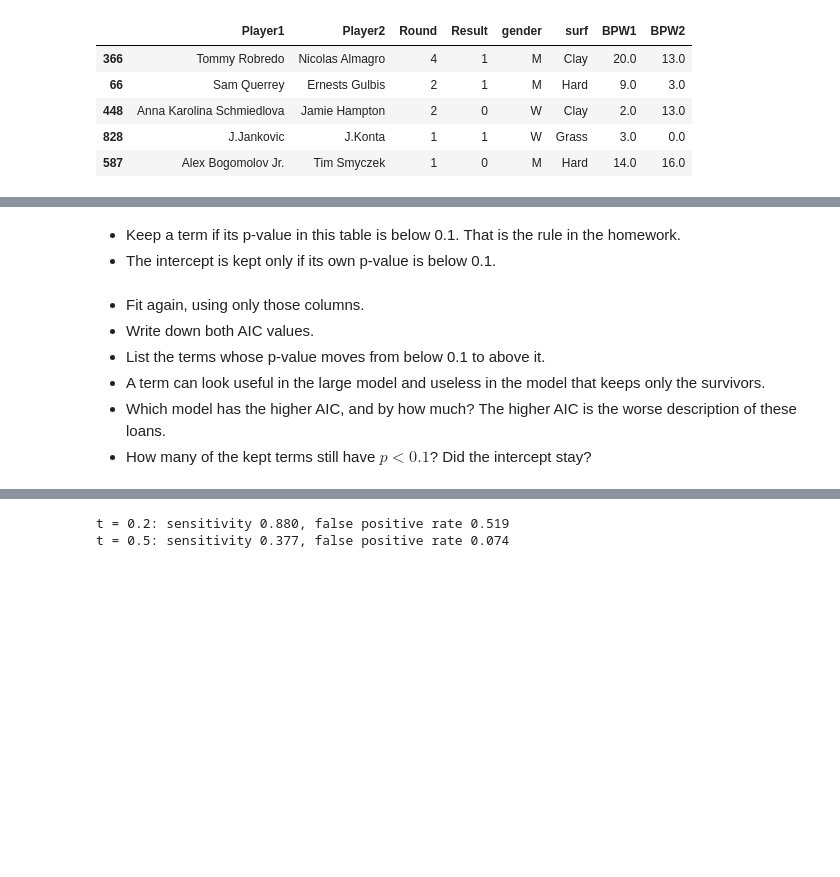
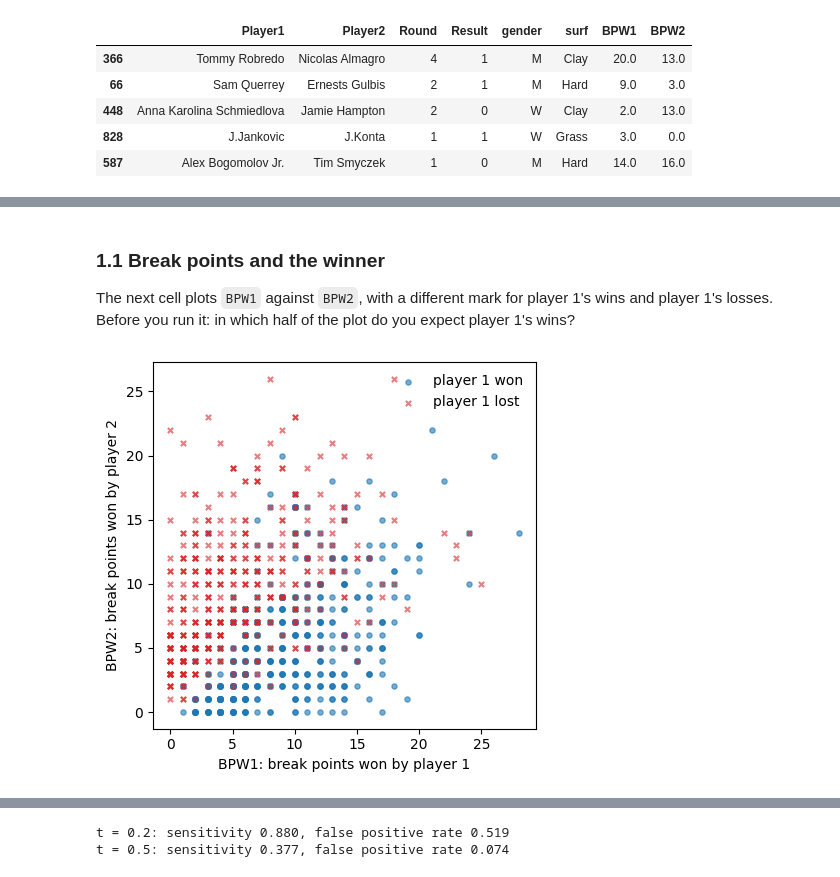
Before and after one commit to VadimSokolov/vadimsokolov.github.io, a Jupyter notebook: courses/files/600/oct21.ipynb, the cells around one changed output, grey strips where cells are left out. Saved outputs shown, nothing was run; the diff lists cells and outputs as text; code cells hidden in the pictures; blank space fills up the shorter version.

```diff
--- a/courses/files/600/oct21.ipynb
+++ b/courses/files/600/oct21.ipynb
@@ -292,3 +143,0 @@ table.round(4)
-# %% [markdown]
-- Keep a term if its p-value in this table is below 0.1. That is the rule in the homework.
-- The intercept is kept only if its own p-value is below 0.1.
@@ -298,7 +144,15 @@ table.round(4)
-# %% [markdown]
-- Fit again, using only those columns.
-- Write down both AIC values.
-- List the terms whose p-value moves from below 0.1 to above it.
-- A term can look useful in the large model and useless in the model that keeps only the survivors.
-- Which model has the higher AIC, and by how much? The higher AIC is the worse description of these loans.
-- How many of the kept terms still have $p < 0.1$? Did the intercept stay?
+# %% [markdown]
+### 1.1 Break points and the winner
+
+The next cell plots `BPW1` against `BPW2`, with a different mark for player 1's wins and player 1's losses. Before you run it: in which half of the plot do you expect player 1's wins?
+# %%
+fig, ax = plt.subplots(figsize=(4.6, 4.4))
+for won, marker, color, name in ((1, 'o', 'C0', 'player 1 won'), (0, 'x', 'C3', 'player 1 lost')):
+    part = tennis[tennis.Result == won]
+    ax.scatter(part.BPW1, part.BPW2, marker=marker, s=14, c=color, alpha=0.6, label=name)
+ax.set_xlabel('BPW1: break points won by player 1')
+ax.set_ylabel('BPW2: break points won by player 2')
+ax.legend(frameon=False)
+fig.tight_layout()
+# %% [output]
+[figure, added]
```
Also changed, not shown: parts of 122 cells of this notebook.
